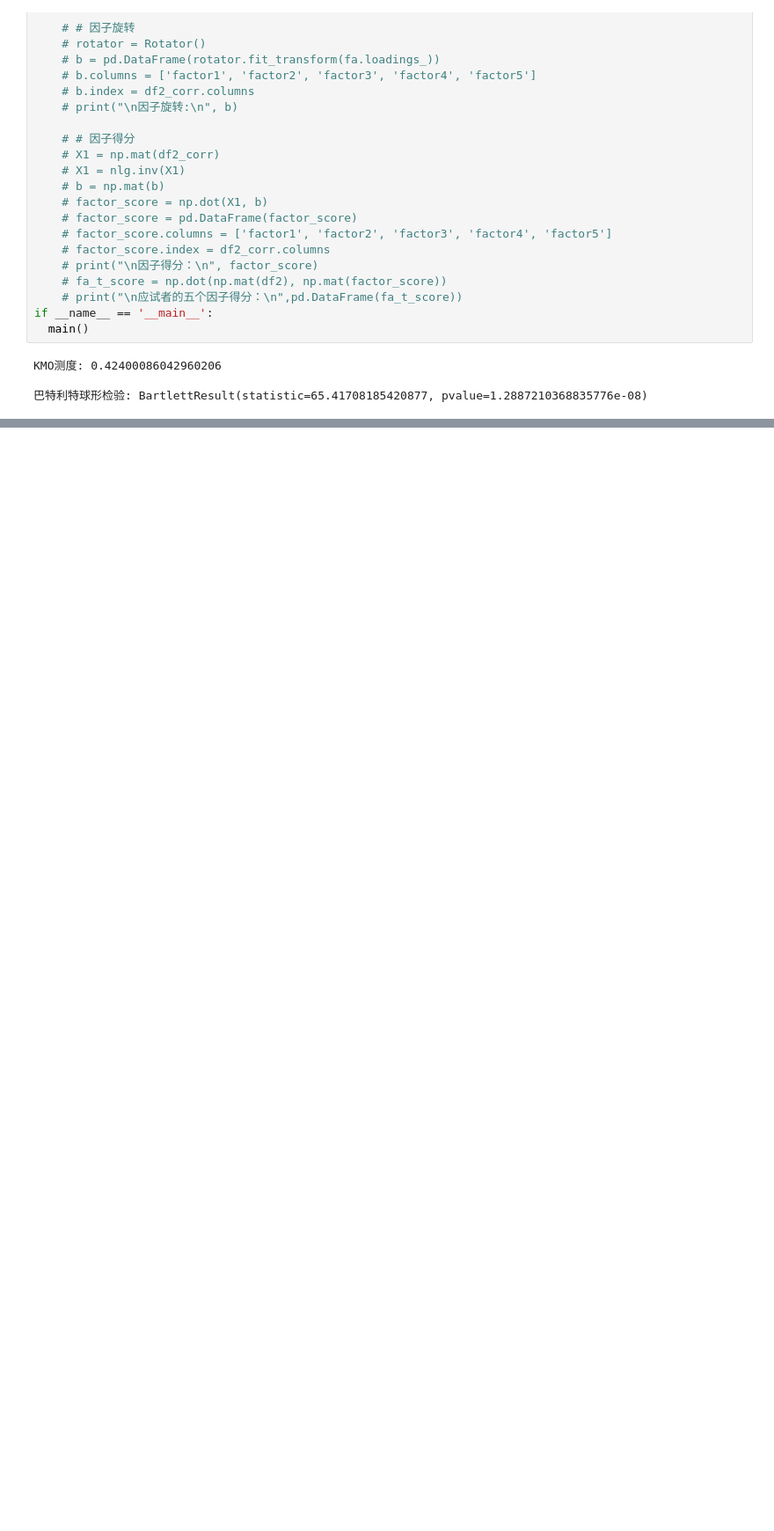
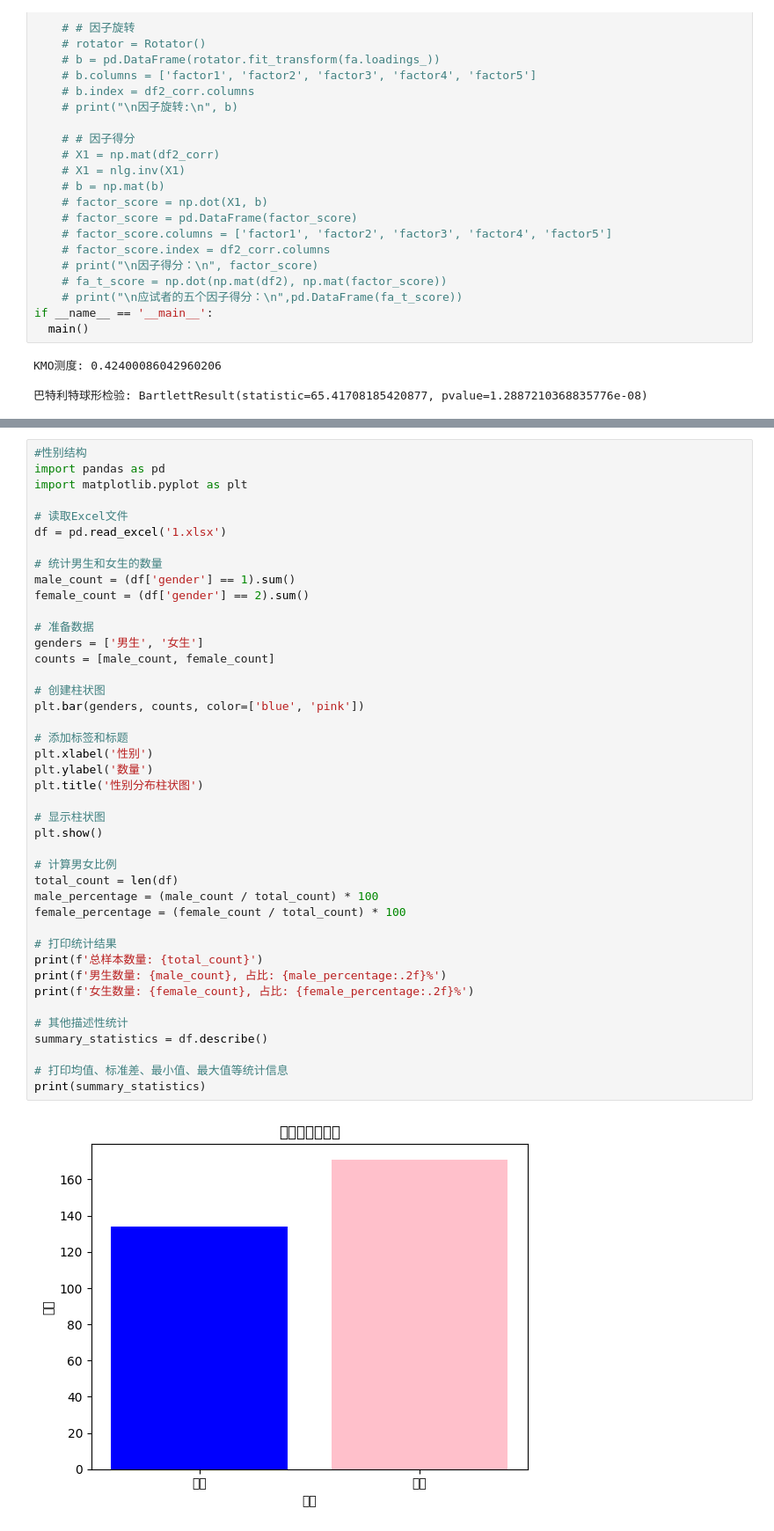
Before and after one commit to yuzengyi/Coordination, a Jupyter notebook: Coordination.ipynb, the cells around one changed output, grey strips where cells are left out. Shown at 88% size. Drawn from its saved outputs; the diff is of its cells as text; blank space fills up the shorter version.

```diff
--- a/Coordination.ipynb
+++ b/Coordination.ipynb
@@ -366,0 +369,44 @@ KMO测度: 0.42400086042960206
+# %%
+#性别结构
+import pandas as pd
+import matplotlib.pyplot as plt
+
+# 读取Excel文件
+df = pd.read_excel('1.xlsx')
+
+# 统计男生和女生的数量
+male_count = (df['gender'] == 1).sum()
+female_count = (df['gender'] == 2).sum()
+
+# 准备数据
+genders = ['男生', '女生']
+counts = [male_count, female_count]
+
+# 创建柱状图
+plt.bar(genders, counts, color=['blue', 'pink'])
+
+# 添加标签和标题
+plt.xlabel('性别')
+plt.ylabel('数量')
+plt.title('性别分布柱状图')
+
+# 显示柱状图
+plt.show()
+
+# 计算男女比例
+total_count = len(df)
+male_percentage = (male_count / total_count) * 100
+female_percentage = (female_count / total_count) * 100
+
+# 打印统计结果
+print(f'总样本数量: {total_count}')
+print(f'男生数量: {male_count}, 占比: {male_percentage:.2f}%')
+print(f'女生数量: {female_count}, 占比: {female_percentage:.2f}%')
+
+# 其他描述性统计
+summary_statistics = df.describe()
+
+# 打印均值、标准差、最小值、最大值等统计信息
+print(summary_statistics)
+# %% [output]
+[figure, added]
```
Also changed, not shown: parts of 20 cells of this notebook.
